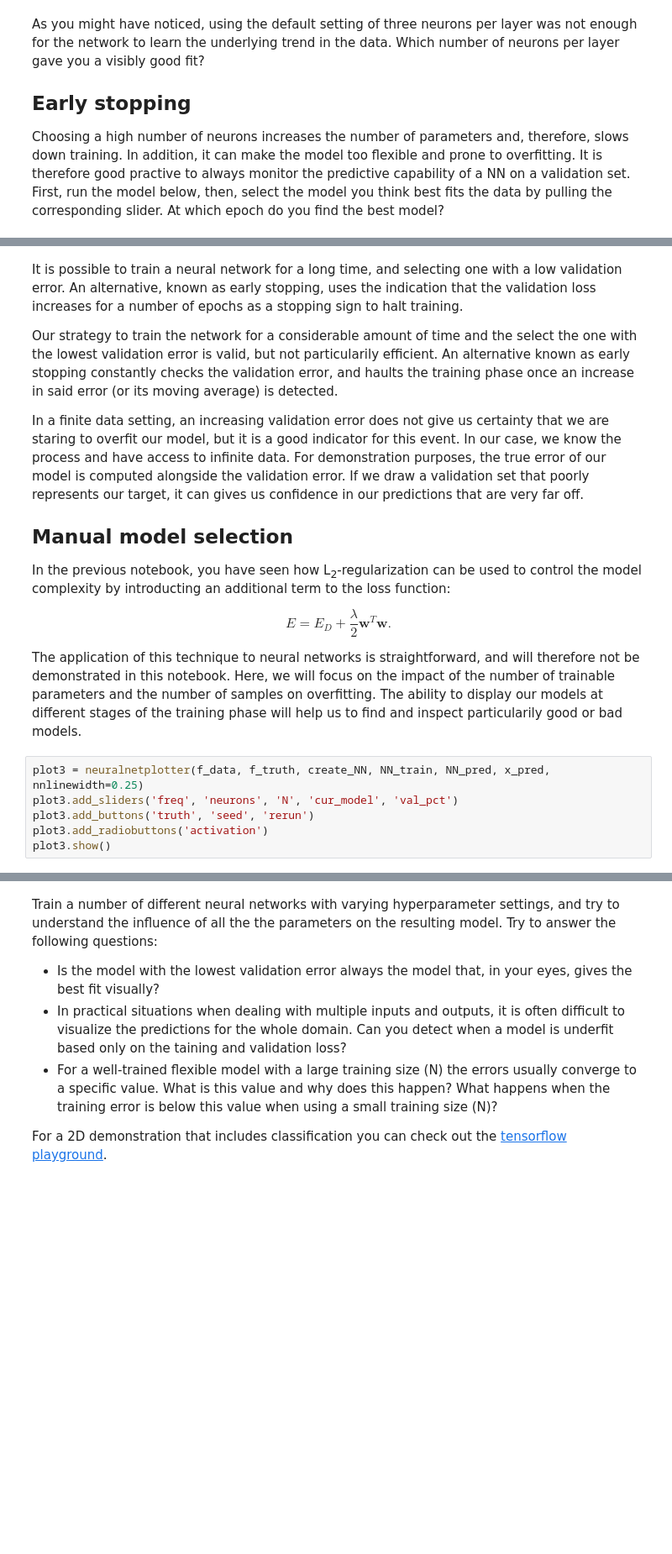
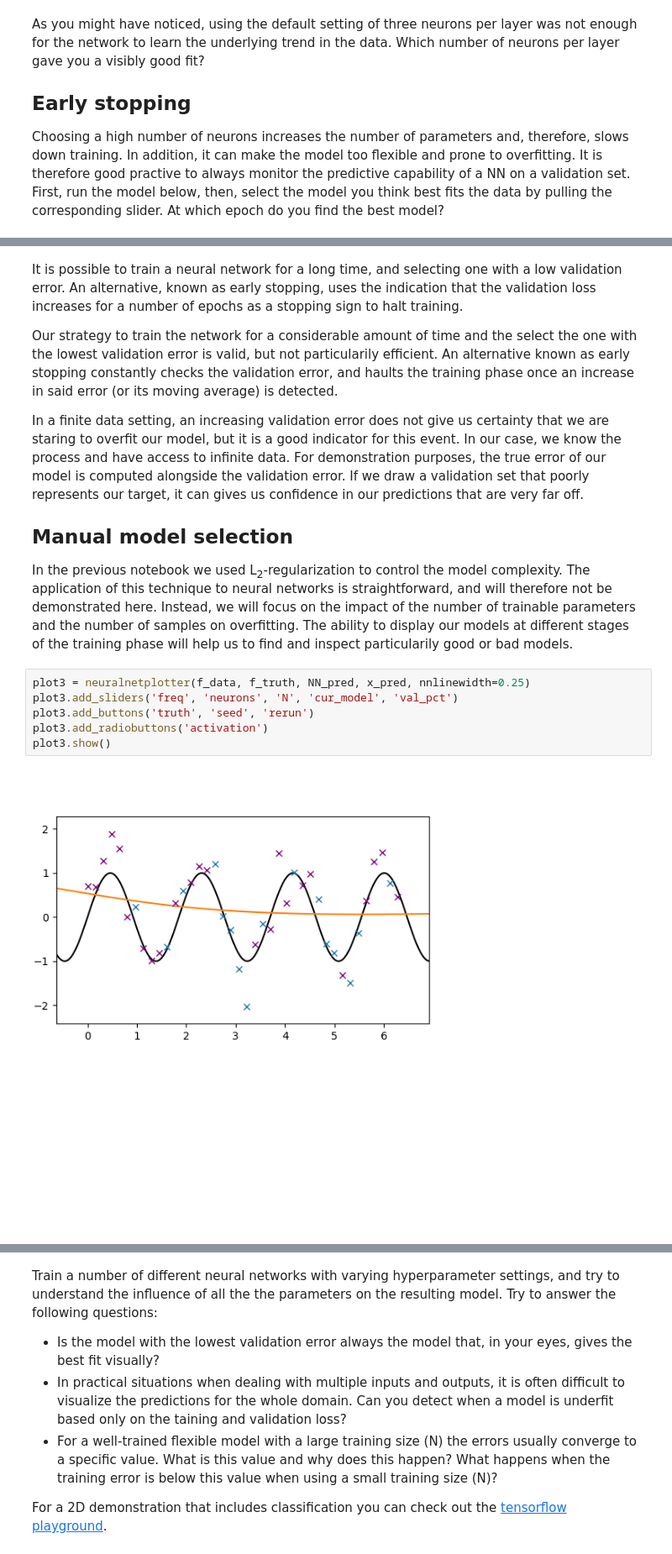
Before and after one commit to annepoot/mude, a Jupyter notebook: notebook_05_NN.ipynb, the cells around one changed output, grey strips where cells are left out. Shown at 84% size. Cells and saved outputs as stored; diff of their text form; blank space fills up the shorter version.

```diff
--- a/notebook_05_NN.ipynb
+++ b/notebook_05_NN.ipynb
@@ -218,16 +226,12 @@ In a finite data setting, an increasing validation error does not give us certai
 
 ## Manual model selection
 
-In the previous notebook, you have seen how L<sub>2</sub>-regularization can be used to control the model complexity by introducting an additional term to the loss function:
-
-$$
-E = E_D + \frac{\lambda}{2} \mathbf{w}^T \mathbf{w}.
-$$
-
-The application of this technique to neural networks is straightforward, and will therefore not be demonstrated in this notebook. Here, we will focus on the impact of the number of trainable parameters and the number of samples on overfitting. The ability to display our models at different stages of the training phase will help us to find and inspect particularily good or bad models.
+In the previous notebook we used L<sub>2</sub>-regularization to control the model complexity. The application of this technique to neural networks is straightforward, and will therefore not be demonstrated here. Instead, we will focus on the impact of the number of trainable parameters and the number of samples on overfitting. The ability to display our models at different stages of the training phase will help us to find and inspect particularily good or bad models.
 # %%
-plot3 = neuralnetplotter(f_data, f_truth, create_NN, NN_train, NN_pred, x_pred, nnlinewidth=0.25)
+plot3 = neuralnetplotter(f_data, f_truth, NN_pred, x_pred, nnlinewidth=0.25)
 plot3.add_sliders('freq', 'neurons', 'N', 'cur_model', 'val_pct')
 plot3.add_buttons('truth', 'seed', 'rerun')
 plot3.add_radiobuttons('activation')
 plot3.show()
+# %% [output]
+[figure, added]
```
Also changed, not shown: parts of 12 cells of this notebook.
